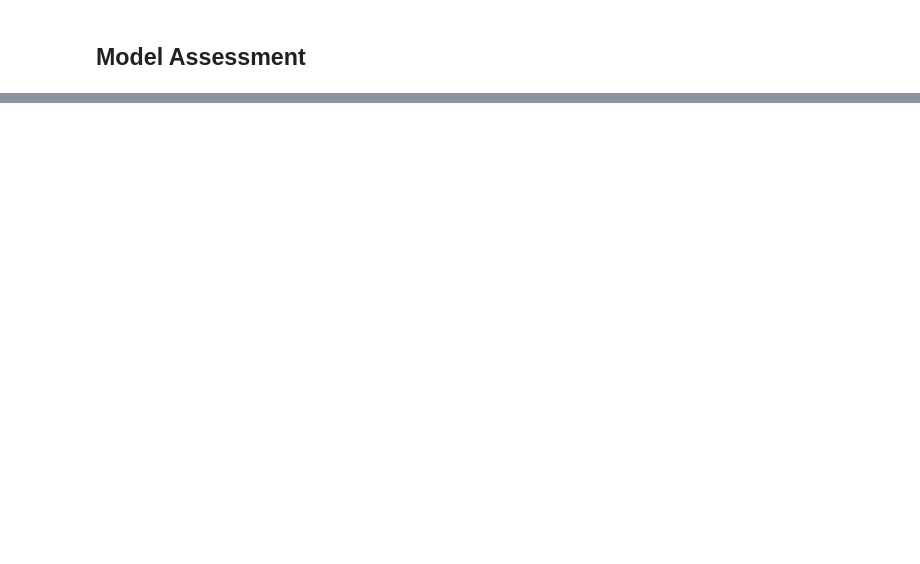
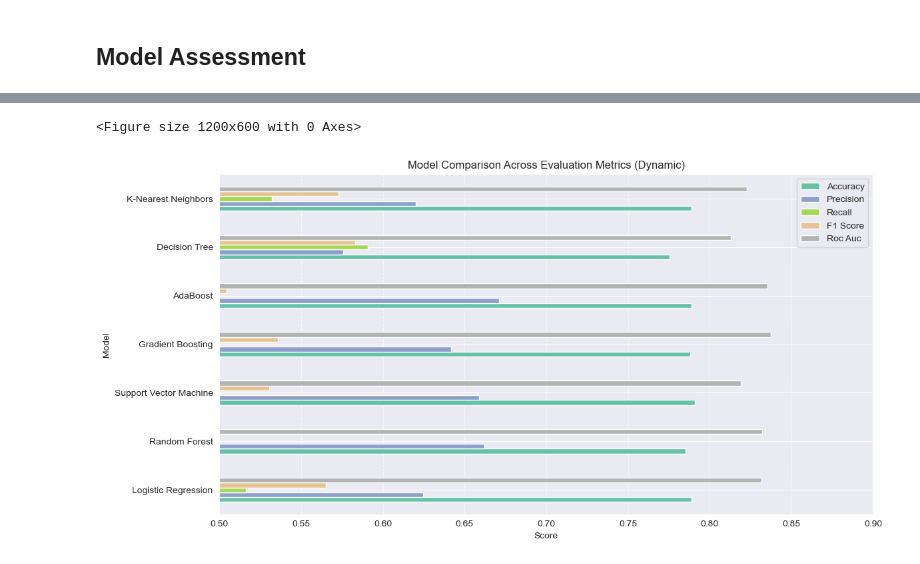
Before and after one commit to devmarkpro/telco-customer-churn-ml-project, a Jupyter notebook: notebooks/03-model_assessment.ipynb, the cells around one changed output, grey strips where cells are left out. Drawn from its saved outputs; the diff is of its cells as text; code cells hidden in the pictures; blank space fills up the shorter version.

Commit message:
add basic model assessment

```diff
--- a/notebooks/03-model_assessment.ipynb
+++ b/notebooks/03-model_assessment.ipynb
@@ -102,3 +105,0 @@ x_test_scaled = X_test
-# %%
-logreg = LogisticRegression(max_iter=10000, random_state=42)
-logreg.fit(x_train_scaled, y_train)
@@ -143,0 +128,28 @@ ROC AUC Score: 0.8319235288940887
+# %%
+results = {}
+trained_models = {}
+training_times = {}
+overall_start = time.time()
+
+for name, model in models.items():
+    start_time = time.time()
+    print(f'\nTraining {name}...')
+    if name in param_grids:
+        print(f'Performing GridSearchCV for {name}...')
+        grid_search = GridSearchCV(model, param_grids[name], cv=5, scoring='roc_auc', n_jobs=-1)
+        grid_search.fit(X_train, y_train)
+        best_model = grid_search.best_estimator_
+        print(f'Best parameters for {name}: {grid_search.best_params_}')
+    else:
+        best_model = model
+
+    end_time = time.time()
+    training_time = end_time - start_time
+    training_times[name] = training_time
+    print(f'Training time for {name}: {training_time:.2f} seconds')
+    results[name] = evaluate_model(best_model, X_train, X_test, y_train, y_test)
+    trained_models[name] = best_model
+
+overall_end = time.time()
+total_training_time = overall_end - overall_start
+print(f'\nTotal training time for all models: {total_training_time:.2f} seconds')
@@ -143,0 +189,16 @@ ROC AUC Score: 0.8319235288940887
+# %%
+dynamic_df = pd.DataFrame.from_dict(results, orient='index')
+
+dynamic_df.columns = [col.replace('_', ' ').title() for col in dynamic_df.columns]
+dynamic_df.index.name = "Model"
+
+plt.figure(figsize=(12, 6))
+dynamic_df.plot(kind='barh', figsize=(12, 6), colormap='Set2')
+plt.title("Model Comparison Across Evaluation Metrics (Dynamic)")
+plt.xlabel("Score")
+plt.xlim(0.5, 0.9)
+plt.grid(axis='x', linestyle='--', alpha=0.7)
+plt.tight_layout()
+# %% [output]
+<Figure size 1200x600 with 0 Axes>
+[figure, added]
```
Also changed, not shown: parts of 32 cells of this notebook, 1 other file.
